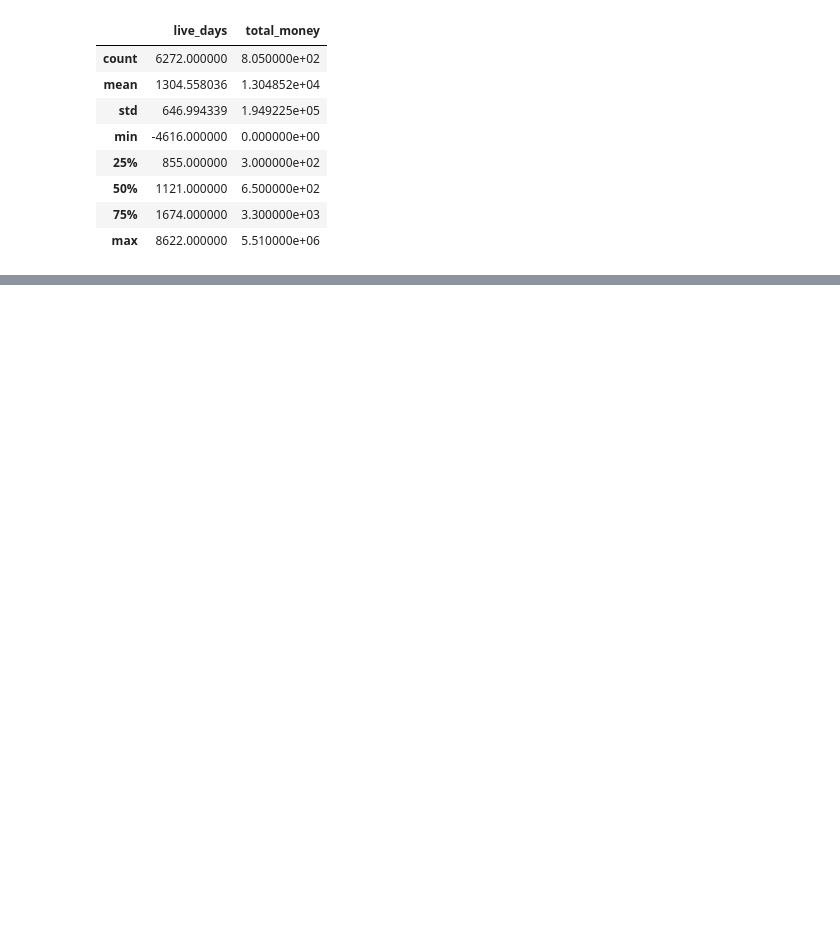
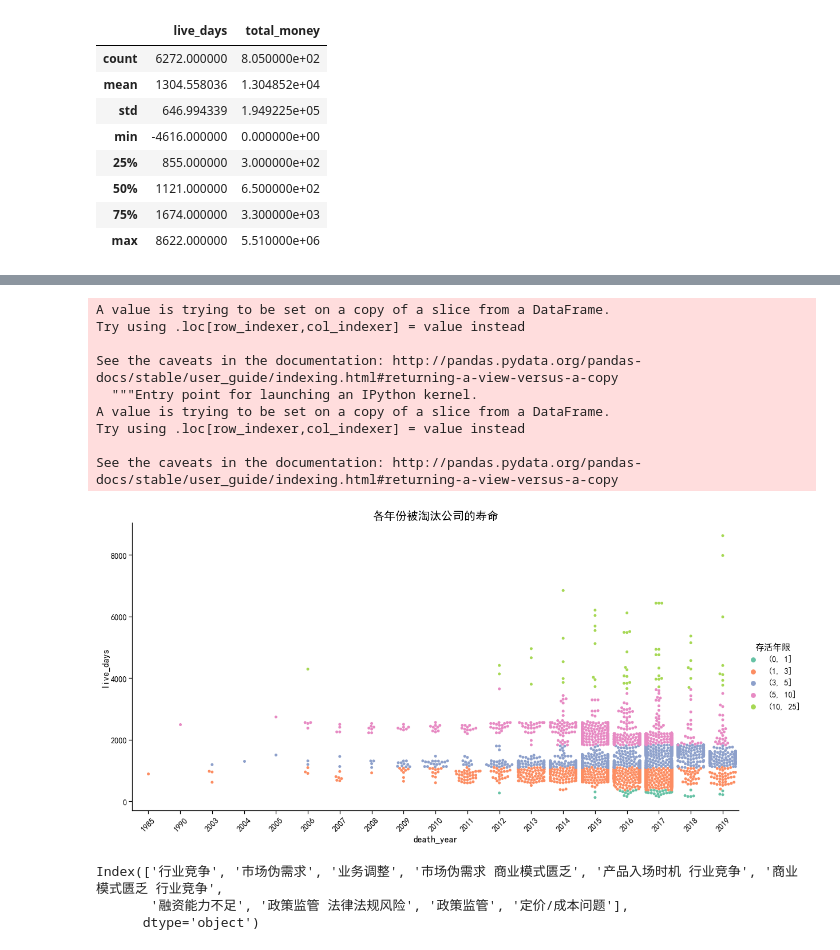
Before and after one commit to smiledobule/sklearn, a Jupyter notebook: analyse/death_company/death_company.ipynb, the cells around one changed output, grey strips where cells are left out. Cells and saved outputs as stored; diff of their text form; code cells hidden in the pictures; blank space fills up the shorter version.

```diff
--- a/analyse/death_company/death_company.ipynb
+++ b/analyse/death_company/death_company.ipynb
@@ -75,0 +314,28 @@ data.describe()
+# %%
+lives['live_years']=lives['live_days']/365
+lives['存活年限'] = pd.cut(x=lives['live_years'],bins=[0,1,3,5,10,25])
+
+sns.set_context("notebook", font_scale=1.3)
+sns.catplot(x='death_year',y='live_days',hue='存活年限',kind='swarm',data=lives,height=8,aspect=2,palette='Set2')
+plt.title('各年份被淘汰公司的寿命',fontsize=20)
+
+plt.xticks(rotation=45)
+plt.show()
+# %% [output]
+A value is trying to be set on a copy of a slice from a DataFrame.
+Try using .loc[row_indexer,col_indexer] = value instead
+
+See the caveats in the documentation: http://pandas.pydata.org/pandas-docs/stable/user_guide/indexing.html#returning-a-view-versus-a-copy
+  """Entry point for launching an IPython kernel.
+A value is trying to be set on a copy of a slice from a DataFrame.
+Try using .loc[row_indexer,col_indexer] = value instead
+
+See the caveats in the documentation: http://pandas.pydata.org/pandas-docs/stable/user_guide/indexing.html#returning-a-view-versus-a-copy
+[figure, added]
+# %%
+reason_index = data['death_reason'].value_counts()[1:11].index
+reason_index
+# %% [output]
+Index(['行业竞争', '市场伪需求', '业务调整', '市场伪需求 商业模式匮乏', '产品入场时机 行业竞争', '商业模式匮乏 行业竞争',
+       '融资能力不足', '政策监管 法律法规风险', '政策监管', '定价/成本问题'],
+      dtype='object')
```
Also changed, not shown: parts of 26 cells of this notebook, 2 other files.
